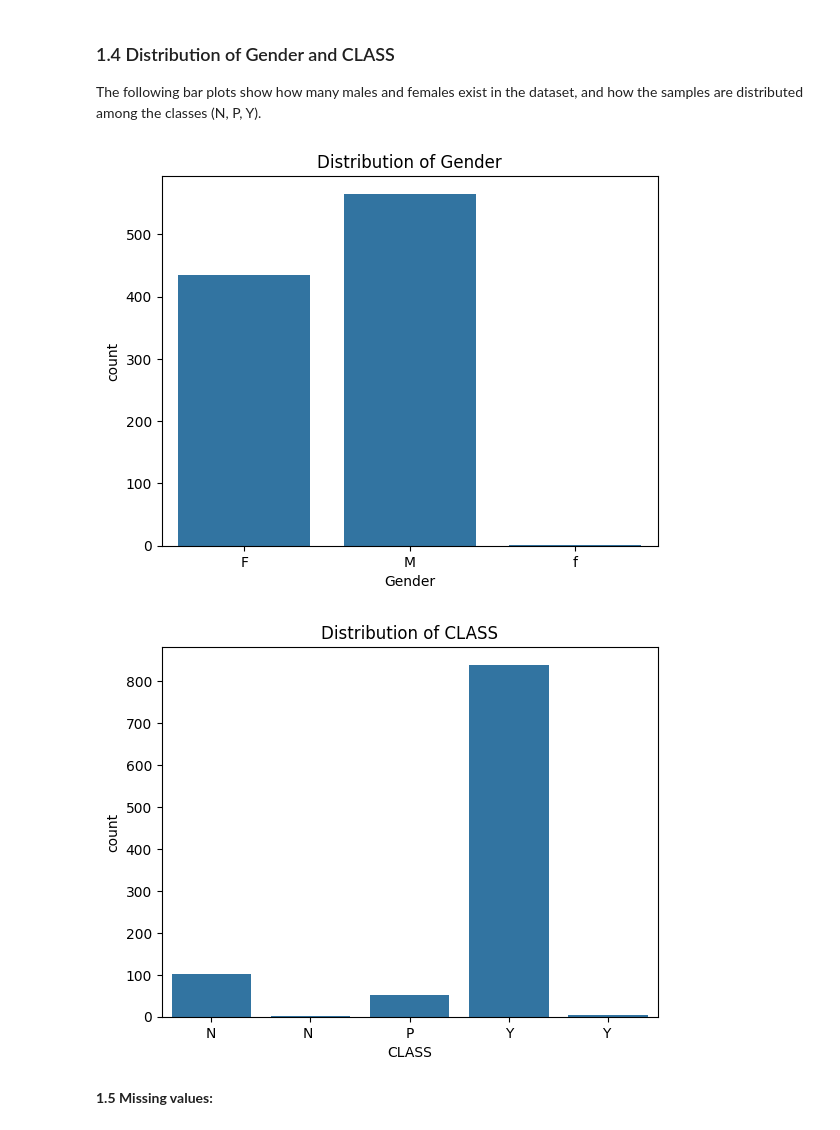
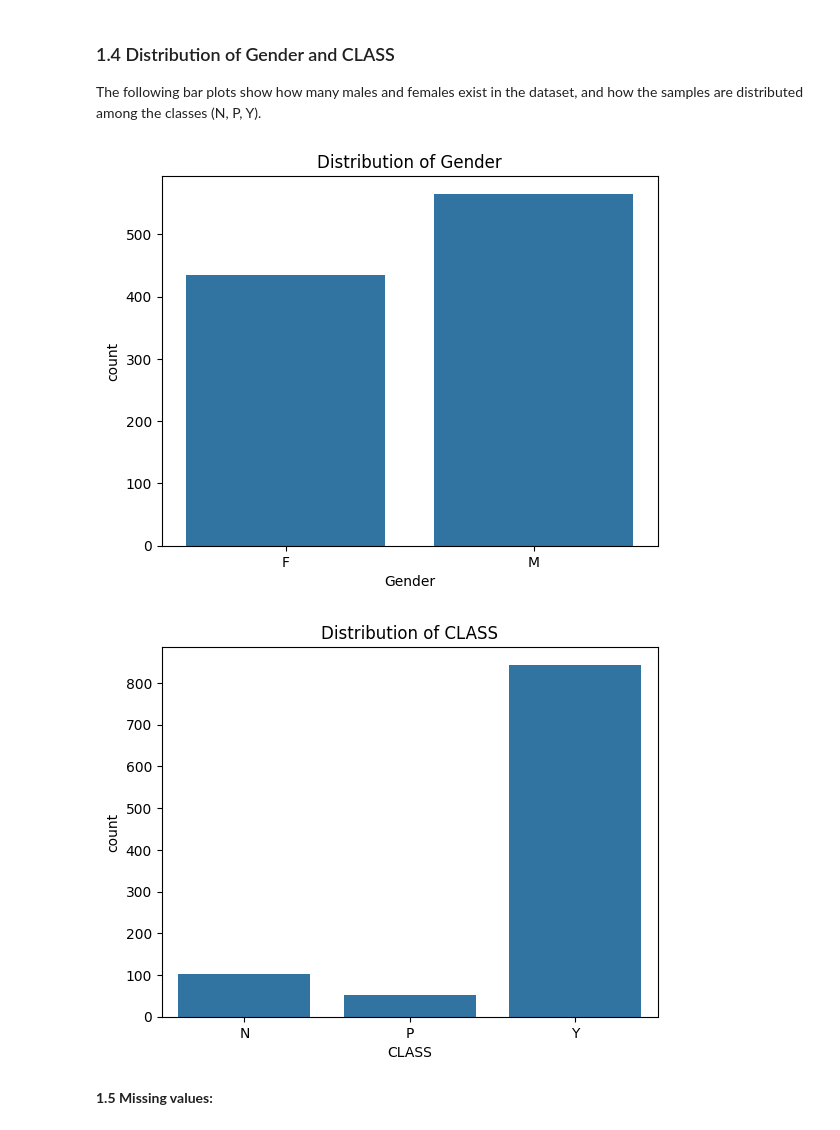
Before and after one commit to yaraaldos/Diabetes-risk-prediction, a Jupyter notebook: فيز_تو_مايننق_نعدل_عليه.ipynb, the cells around one changed output. Saved outputs shown, nothing was run; the diff lists cells and outputs as text; code cells hidden in the pictures.

```diff
--- a/فيز_تو_مايننق_نعدل_عليه.ipynb
+++ b/فيز_تو_مايننق_نعدل_عليه.ipynb
@@ -224,18 +227,22 @@ This pattern suggests that age is associated with higher HbA1c levels, reflectin
 
 The following bar plots show how many males and females exist in the dataset, and how the samples are distributed among the classes (N, P, Y).
 # %%
+# Clean duplicates in Gender and CLASS
+df['Gender'] = df['Gender'].astype(str).str.strip().str.upper()
+df['CLASS'] = df['CLASS'].astype(str).str.strip().str.upper()
+
 # Bar plot for Gender
 sns.countplot(x='Gender', data=df)
 plt.title("Distribution of Gender")
 plt.show()
 
 # Bar plot for CLASS
 sns.countplot(x='CLASS', data=df)
 plt.title("Distribution of CLASS")
 plt.show()
 # %% [output]
-[figure, old version]
+[figure, new version]
-[figure, old version]
+[figure, new version]
 # %% [markdown]
 **1.5 Missing values:**
 # %%
```
Also changed, not shown: parts of 5 cells of this notebook.
